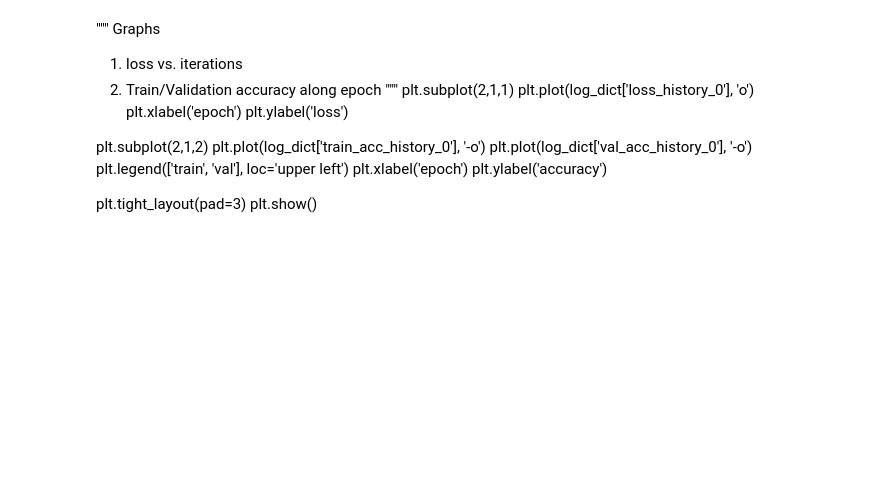
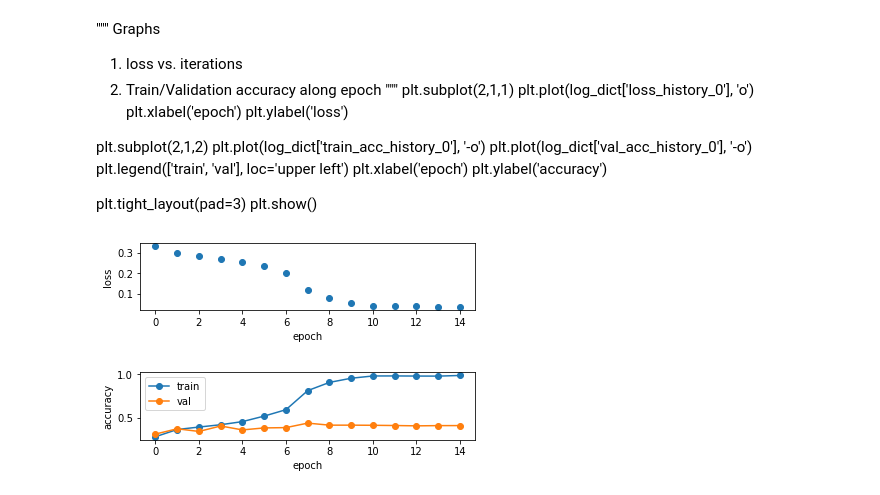
Before and after one commit to yh36/CS231nProstateCancer, a Jupyter notebook: PCaNewTileConcate.ipynb, the cells around one changed output. Saved outputs shown, nothing was run; the diff lists cells and outputs as text; code cells hidden in the pictures; blank space fills up the shorter version.

Commit message:
Resnet18: training on 10 tiles without augmentation

```diff
--- a/PCaNewTileConcate.ipynb
+++ b/PCaNewTileConcate.ipynb
@@ -440,27 +444,29 @@ plt.tight_layout(pad=3)
 plt.show()
 # %%
 # read python dict back from the file
-with open(log_file, 'rb') as pfile:
-#with open('resnet_head_05_29_2020_02_38.pkl', 'rb') as pfile:
+#with open(log_file, 'rb') as pfile:
+with open('resnet_head_05_29_2020_09_45.pkl', 'rb') as pfile:
     test_dict = pickle.load(pfile)
 
 """
 Graphs
 1. loss vs. iterations
 2. Train/Validation accuracy along epoch
 """
 plt.subplot(2,1,1)
 plt.plot(test_dict['loss_history_0'], 'o')
 plt.xlabel('epoch')
 plt.ylabel('loss')
 
 plt.subplot(2,1,2)
 plt.plot(test_dict['train_acc_history_0'], '-o')
 plt.plot(test_dict['val_acc_history_0'], '-o')
 plt.legend(['train', 'val'], loc='upper left')
 plt.xlabel('epoch')
 plt.ylabel('accuracy')
 
 plt.tight_layout(pad=3)
 plt.show()
+# %% [output]
+[figure, added]
 # %%
```
Also changed, not shown: parts of 4 cells of this notebook.
